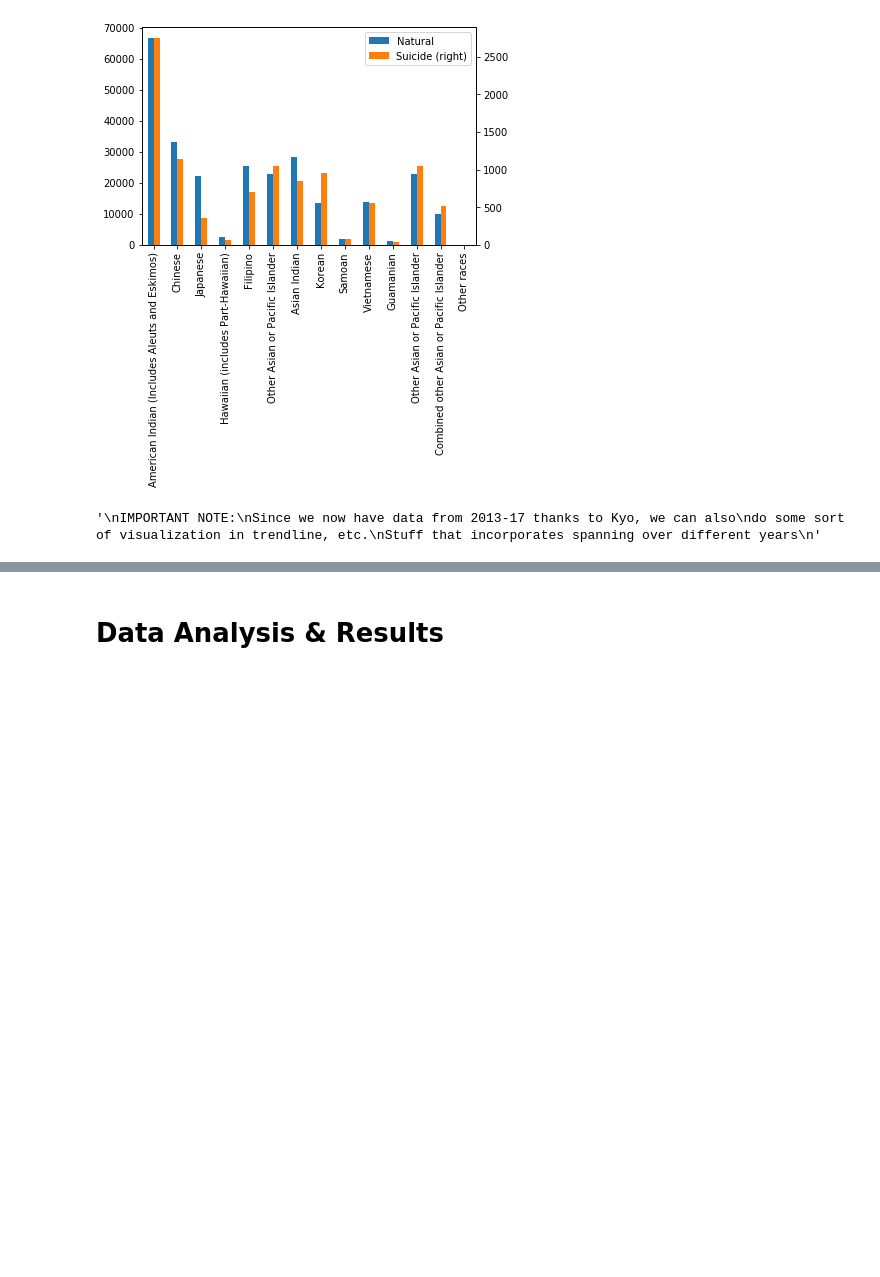
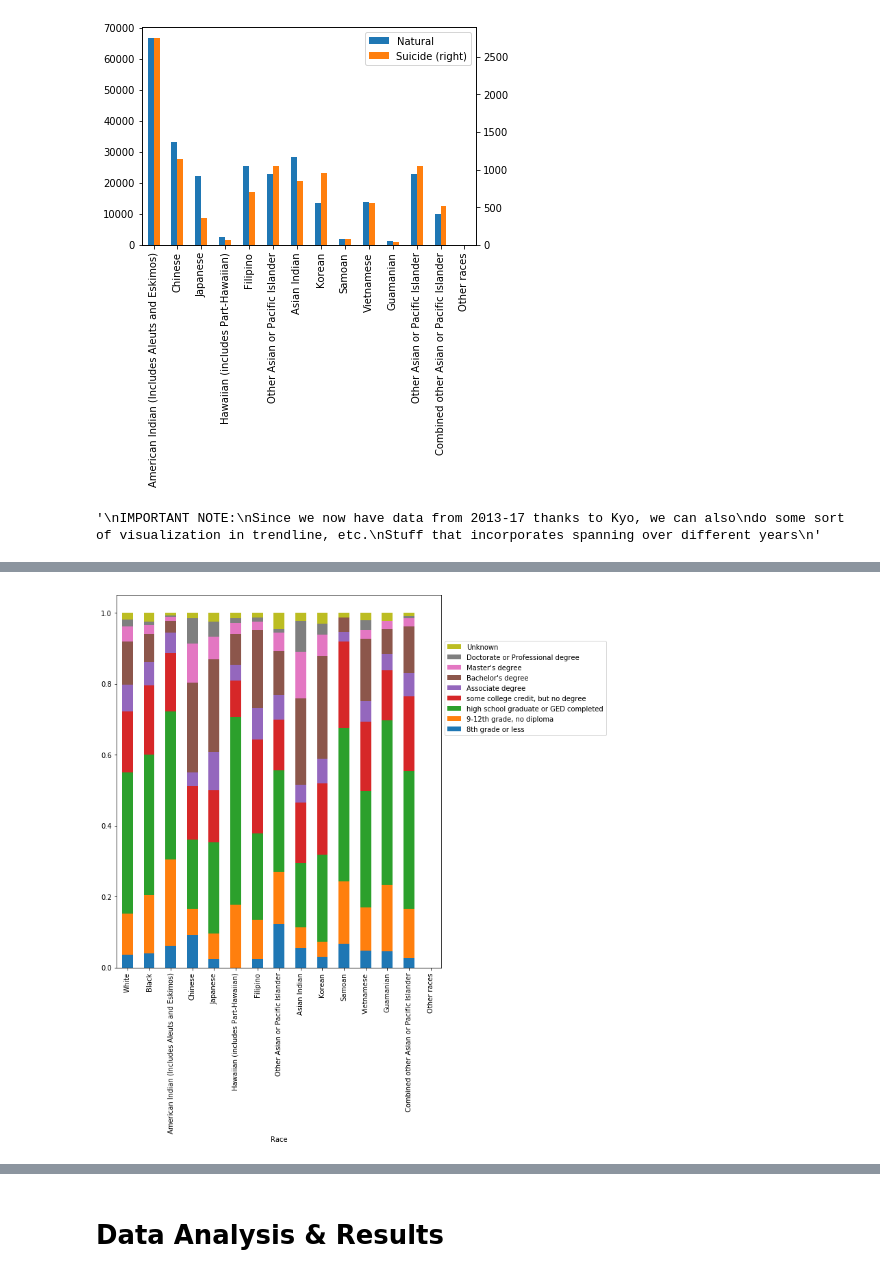
Before and after one commit to WeilunY/COGS108_Project, a Jupyter notebook: FinalProject.ipynb, the cells around one changed output, grey strips where cells are left out. Saved outputs shown, nothing was run; the diff lists cells and outputs as text; code cells hidden in the pictures; blank space fills up the shorter version.

```diff
--- a/FinalProject.ipynb
+++ b/FinalProject.ipynb
@@ -567,0 +602,30 @@ plt.show()
+# %%
+# Note that 'Other Race' has no data so proportion is not shown
+
+# Calculate Proportion of Education Level by Race
+r_df = cdf[cdf['Cause'] == 'Suicide'].groupby([cdf['Race'],cdf['Education']]).size()
+r_df = r_df.groupby(level=[0]).apply(lambda x: x / x.sum()).unstack()
+r_df = r_df[list(edu_dict.values())]
+r_df = r_df.reindex(list(race_dict.values())).drop_duplicates(keep='first')
+
+# Show Table
+display(r_df)
+
+# Stacked bar plot
+fig, axes = plt.subplots()
+r_df.plot.bar(stacked='True', ax=axes, figsize=(10,10))
+
+# Set labels and ticks
+axes.set_yticks([0.0,0.2,0.4,0.6,0.8,1.0])
+
+# Adjust Plot Size
+box = axes.get_position()
+axes.set_position([box.x0, box.y0, box.width * 0.85, box.height])
+
+# Flip Legend
+h, l = axes.get_legend_handles_labels()
+plt.legend(reversed(h), reversed(l), loc = 'center left', bbox_to_anchor=(1, 0.75))
+
+plt.show()
+del r_df
+# %% [output]
@@ -567,0 +649 @@ plt.show()
+[figure, added]
```
Also changed, not shown: parts of 5 cells of this notebook.
